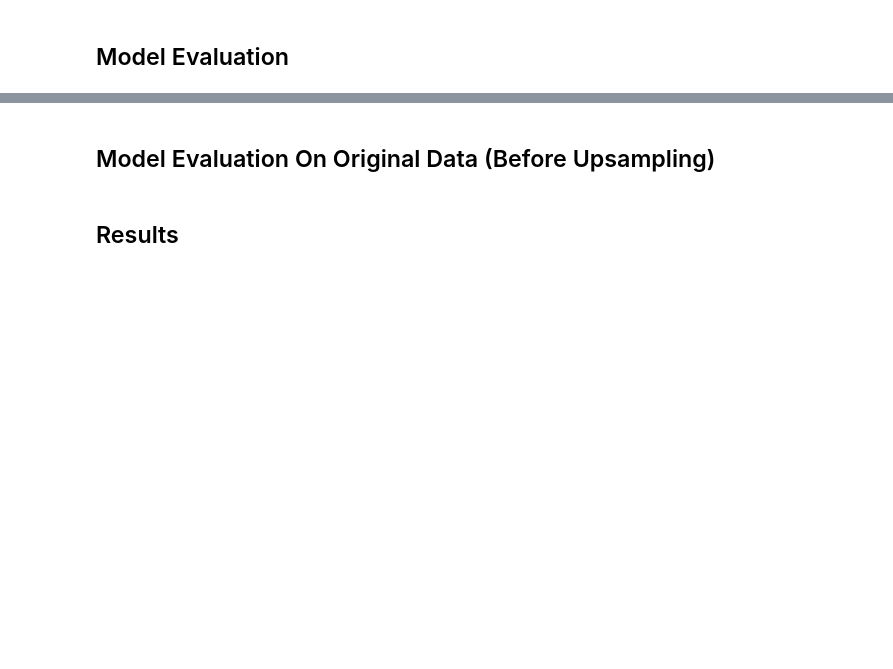
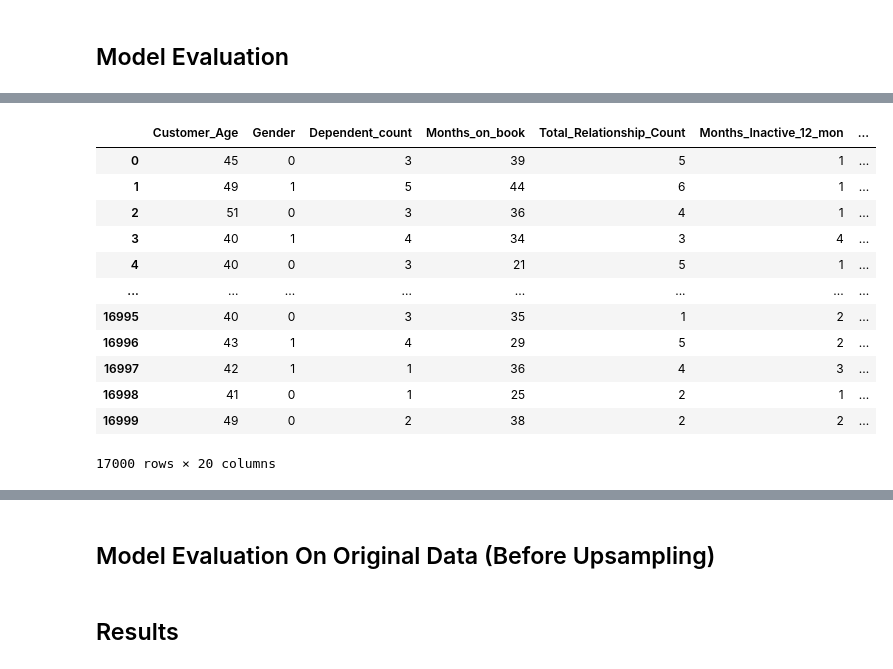
Before and after one commit to medhhaa/Bank-Churn-Prediction, a Jupyter notebook: Bank_Churner_Prediction.ipynb, the cells around one changed output, grey strips where cells are left out. Drawn from its saved outputs; the diff is of its cells as text; code cells hidden in the pictures; blank space fills up the shorter version.

```diff
--- a/Bank_Churner_Prediction.ipynb
+++ b/Bank_Churner_Prediction.ipynb
@@ -645,3 +667,20 @@ fig.update_layout(title='Model Results On Test Data')
 fig.show()
 # %% [output]
 [interactive output not drawn]
+# %%
+usampled_df
+usampled_df_with_pcs
+# %% [output]
+|  | Customer_Age | Gender | Dependent_count | Months_on_book | Total_Relationship_Count | Months_Inactive_12_mon | ... |
+| 0 | 45 | 0 | 3 | 39 | 5 | 1 | ... |
+| 1 | 49 | 1 | 5 | 44 | 6 | 1 | ... |
+| 2 | 51 | 0 | 3 | 36 | 4 | 1 | ... |
+| 3 | 40 | 1 | 4 | 34 | 3 | 4 | ... |
+| 4 | 40 | 0 | 3 | 21 | 5 | 1 | ... |
+| ... | ... | ... | ... | ... | ... | ... | ... |
+| 16995 | 40 | 0 | 3 | 35 | 1 | 2 | ... |
+| 16996 | 43 | 1 | 4 | 29 | 5 | 2 | ... |
+| 16997 | 42 | 1 | 1 | 36 | 4 | 3 | ... |
+| 16998 | 41 | 0 | 1 | 25 | 2 | 1 | ... |
+| 16999 | 49 | 0 | 2 | 38 | 2 | 2 | ... |
+17000 rows × 20 columns
```
Also changed, not shown: parts of 6 cells of this notebook.
